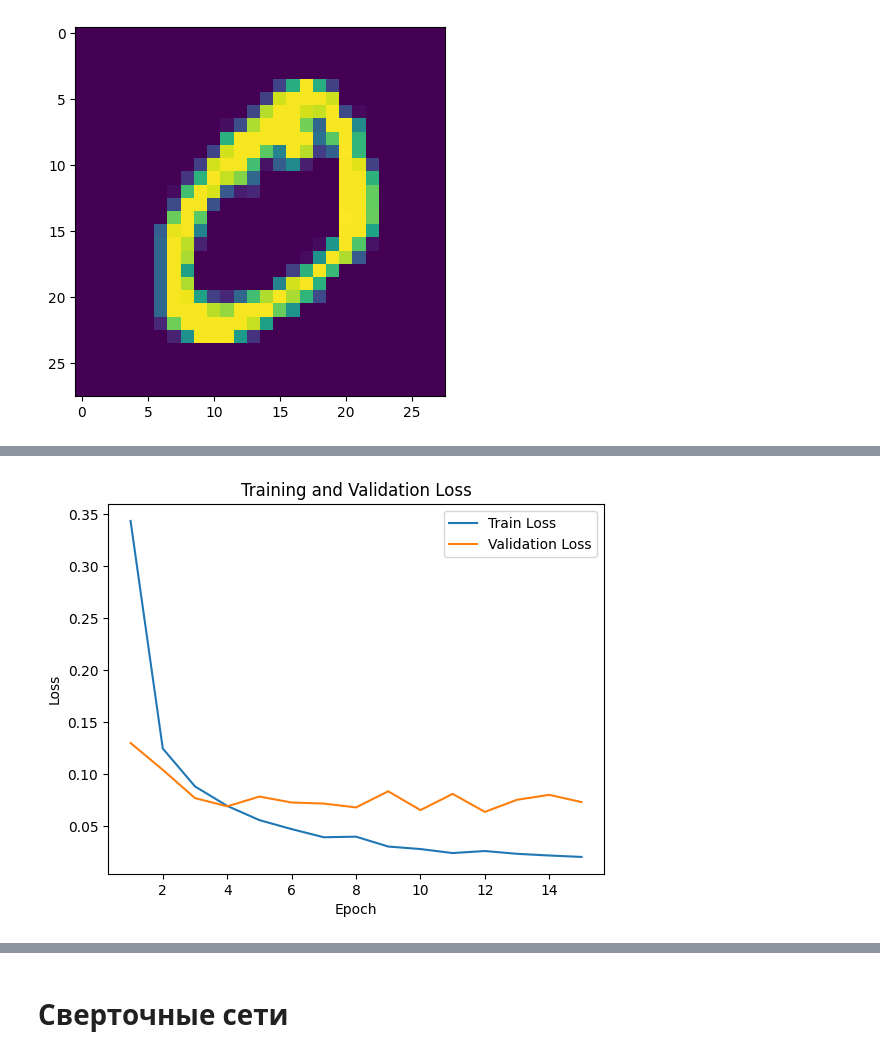
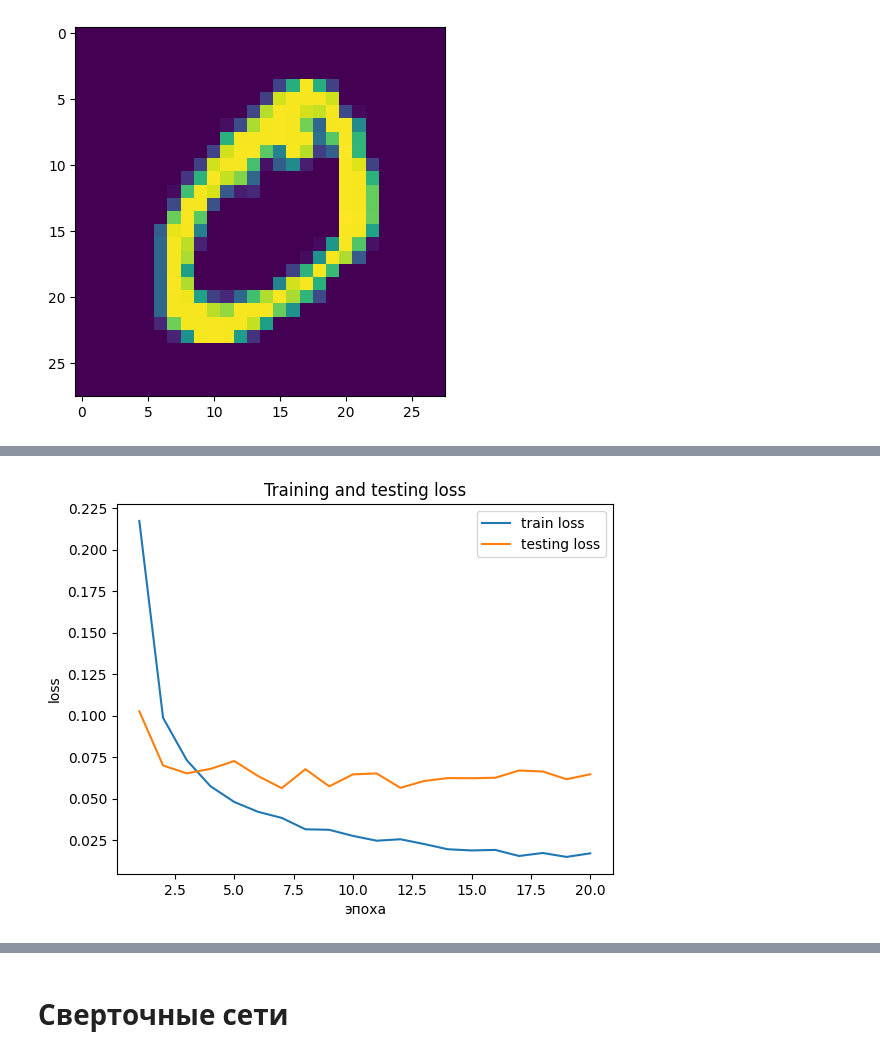
Before and after one commit to DmitriySechkin/ds-learning-sb, a Jupyter notebook: cv1.ipynb, the cells around one changed output, grey strips where cells are left out. Drawn from its saved outputs; the diff is of its cells as text; code cells hidden in the pictures.

```diff
--- a/cv1.ipynb
+++ b/cv1.ipynb
@@ -98,9 +105,10 @@ hidden = 256
 out_dim = 10
 device_id = 0
 device = 'cpu' if device_id == -1 else f'cuda:{device_id}'
-n_epochs = 15
+n_epochs = 20
 batch_size = 128
+learning_rate = 0.001
 # %%
 model = LinearModel(inp_dim, hidden, out_dim).to(device)
-optim = torch.optim.Adam(model.parameters())
+optim = torch.optim.Adam(model.parameters(), lr=learning_rate)
 loss_func = nn.CrossEntropyLoss()
@@ -110,4 +147,7 @@ test_losses = []
 # %%
+train_losses = []
+test_losses = []
+
 for epoch in range(n_epochs):
   train_loss = 0
   test_loss = 0
@@ -121,31 +161,13 @@ for epoch in range(n_epochs):
 
   test_dataloader = DataLoader(test_dataset,
                           batch_size,
+                          shuffle=True,
                           collate_fn=collate_fn,
                           drop_last = True,
                           )
 
-  model.train()
-
-  for i, batch in enumerate(train_dataloader):
-    optim.zero_grad()
-
-    predict = model(batch['data'].to(device))
-    loss = loss_func(predict, batch['target'].to(device).long())
-    loss.backward()
-    optim.step()
-
-    train_loss += loss.item()
-
-  model.eval()
-
-  with torch.no_grad():
-    for i, batch in enumerate(test_dataloader):
-      predict = model(batch['data'].to(device))
-      target = batch['target'].to(device).long()
-      loss = loss_func(predict, target)
-
-      test_loss += loss.item()
+  train_loss += train_model(train_dataloader)
+  test_loss += validate_model(test_dataloader)
 
   train_losses.append(train_loss / len(train_dataloader))
   test_losses.append(test_loss / len(test_dataloader))
@@ -155,4 +177,6 @@ for epoch in range(n_epochs):
           f'Val Loss: {test_losses[-1]:.4f}')
 
   torch.save(model.state_dict(), f'./chkpt_{epoch}.pth')
+
+print(f'{min(test_losses):.4f}')
 # %% [output]
@@ -174,10 +200,10 @@ Epoch [15/15], Train Loss: 0.0204, Val Loss: 0.0732
 # %%
-plt.plot(range(1, n_epochs+1), train_losses, label='Train Loss')
-plt.plot(range(1, n_epochs+1), test_losses, label='Validation Loss')
-plt.xlabel('Epoch')
-plt.ylabel('Loss')
-plt.title('Training and Validation Loss')
+plt.plot(range(1, n_epochs+1), train_losses, label='train loss')
+plt.plot(range(1, n_epochs+1), test_losses, label='testing loss')
+plt.xlabel('эпоха')
+plt.ylabel('loss')
+plt.title('Training and testing loss')
 plt.legend()
 plt.show()
 # %% [output]
-[figure, old version]
+[figure, new version]
```
Also changed, not shown: parts of 8 cells of this notebook.
